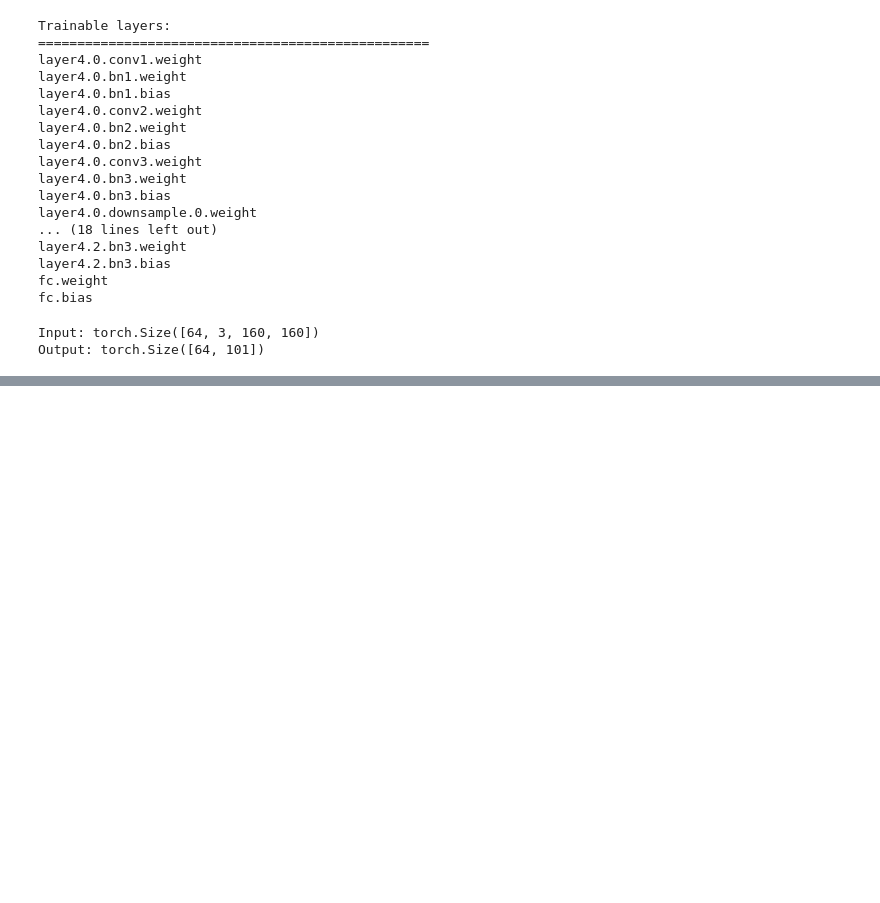
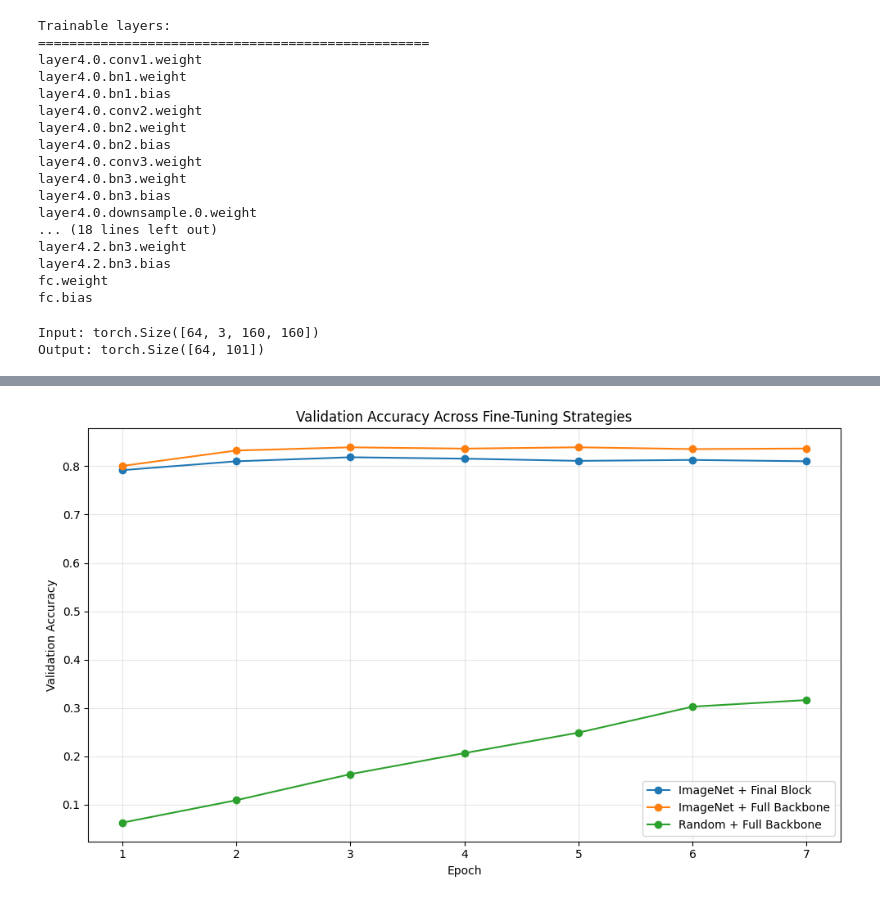
Before and after one commit to alihasnaink/28100341-a0, a Jupyter notebook: notebooks/TransferLearning.ipynb, the cells around one changed output, grey strips where cells are left out. Saved outputs shown, nothing was run; the diff lists cells and outputs as text; code cells hidden in the pictures; blank space fills up the shorter version.

```diff
--- a/notebooks/TransferLearning.ipynb
+++ b/notebooks/TransferLearning.ipynb
@@ -1583,0 +842,9 @@ True
+# %%
+set_seed(SEED)
+
+device = torch.device("cuda:0")
+
+model = build_resnet152(
+    pretrained=False,
+    train_mode="full"
+).to(device)
@@ -1583,0 +853,11 @@ True
+# %%
+history_random_full = train_model(
+    model=model,
+    train_loader=train_loader,
+    val_loader=test_loader,
+    device=device,
+    num_epochs=7,
+    learning_rate=1e-4,
+    weight_decay=1e-4,
+    experiment_name="random_full"
+)
@@ -1583,0 +909,34 @@ True
+# %%
+import matplotlib.pyplot as plt
+
+plt.figure(figsize=(10, 6))
+
+plt.plot(
+    history_imagenet_final["val_accuracy"],
+    marker="o",
+    label="ImageNet + Final Block"
+)
+
+plt.plot(
+    history_imagenet_full["val_accuracy"],
+    marker="o",
+    label="ImageNet + Full Backbone"
+)
+
+plt.plot(
+    history_random_full["val_accuracy"],
+    marker="o",
+    label="Random + Full Backbone"
+)
+
+plt.xlabel("Epoch")
+plt.ylabel("Validation Accuracy")
+plt.title("Validation Accuracy Across Fine-Tuning Strategies")
+plt.xticks(range(7), range(1, 8))
+plt.legend()
+plt.grid(alpha=0.3)
+
+plt.tight_layout()
+plt.show()
+# %% [output]
+[figure, added]
```
Also changed, not shown: parts of 55 cells of this notebook, 10 other files.
